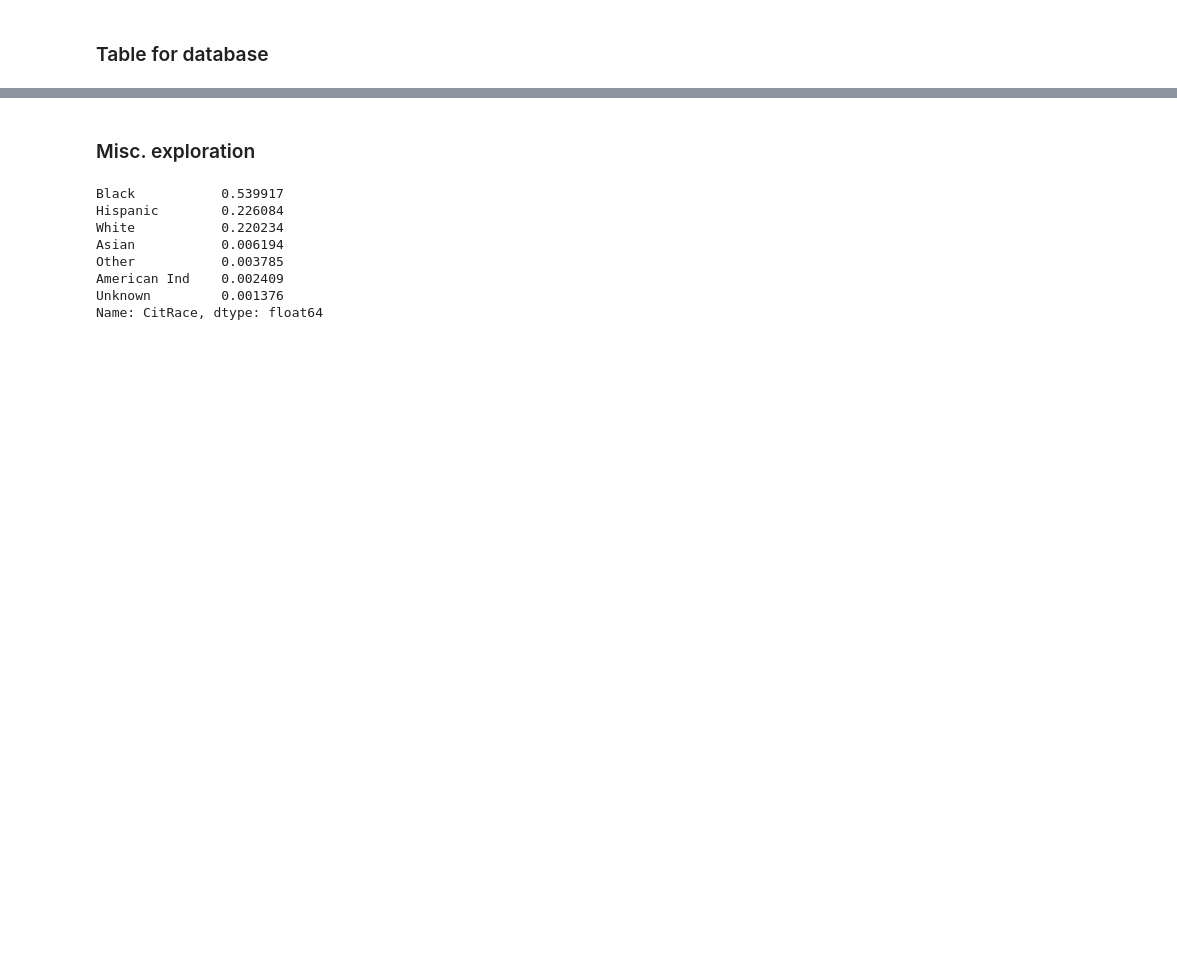
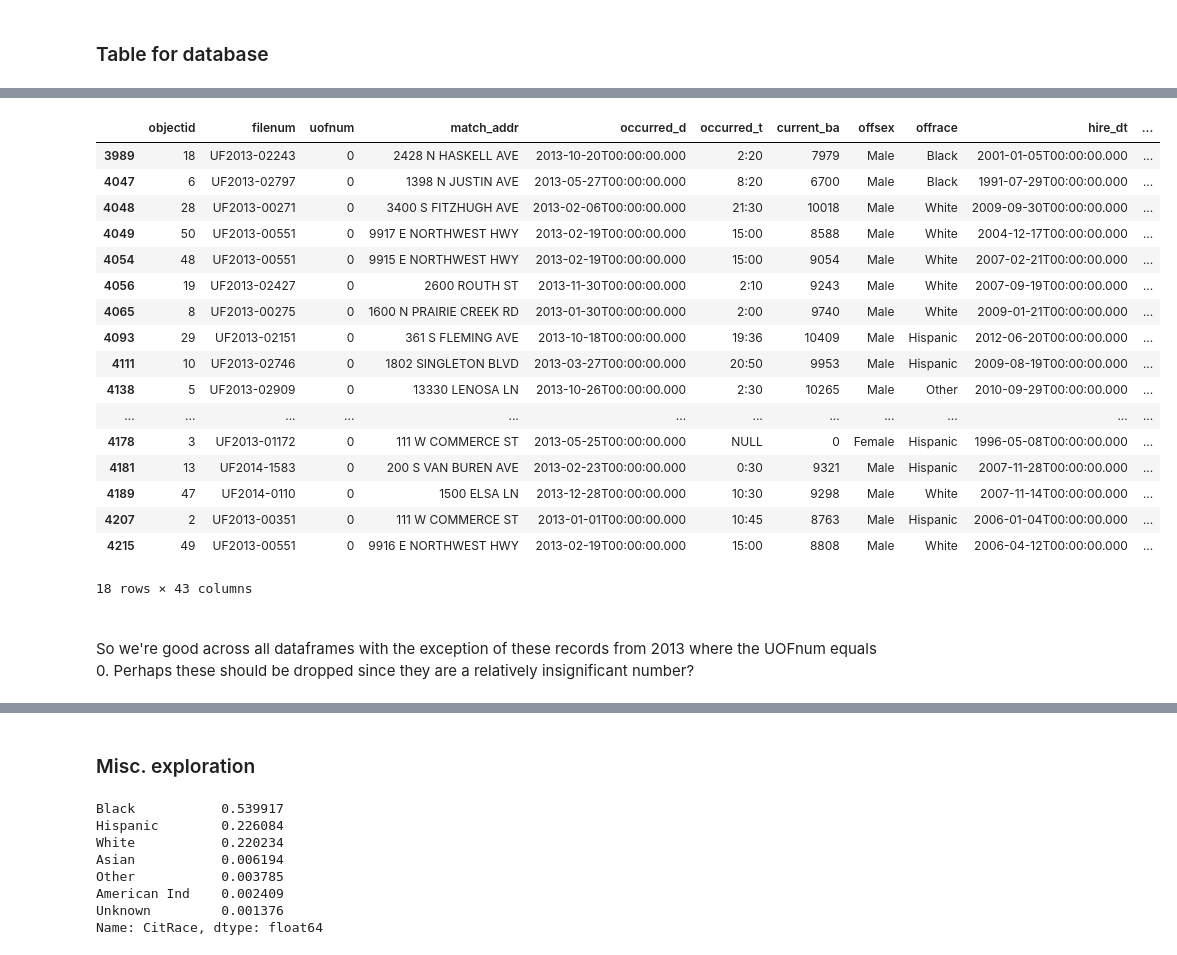
Before and after one commit to CommunityDataEmpowerment/data_exploration, a Jupyter notebook: police_data.ipynb, the cells around one changed output, grey strips where cells are left out. Cells and saved outputs as stored; diff of their text form; code cells hidden in the pictures; blank space fills up the shorter version.

```diff
--- a/police_data.ipynb
+++ b/police_data.ipynb
@@ -56,3 +105,26 @@ for x, y, z in zip(df.UOFNum, df.ForceEffec, df.ForceType):
+# %%
+df_2013.loc[df_2013.uofnum == "0"]
+# %% [output]
+|  | objectid | filenum | uofnum | match_addr | occurred_d | occurred_t | current_ba | offsex | offrace | hire_dt | ... |
+| 3989 | 18 | UF2013-02243 | 0 | 2428 N HASKELL AVE | 2013-10-20T00:00:00.000 | 2:20 | 7979 | Male | Black | 2001-01-05T00:00:00.000 | ... |
+| 4047 | 6 | UF2013-02797 | 0 | 1398 N JUSTIN AVE | 2013-05-27T00:00:00.000 | 8:20 | 6700 | Male | Black | 1991-07-29T00:00:00.000 | ... |
+| 4048 | 28 | UF2013-00271 | 0 | 3400 S FITZHUGH AVE | 2013-02-06T00:00:00.000 | 21:30 | 10018 | Male | White | 2009-09-30T00:00:00.000 | ... |
+| 4049 | 50 | UF2013-00551 | 0 | 9917 E NORTHWEST HWY | 2013-02-19T00:00:00.000 | 15:00 | 8588 | Male | White | 2004-12-17T00:00:00.000 | ... |
+| 4054 | 48 | UF2013-00551 | 0 | 9915 E NORTHWEST HWY | 2013-02-19T00:00:00.000 | 15:00 | 9054 | Male | White | 2007-02-21T00:00:00.000 | ... |
+| 4056 | 19 | UF2013-02427 | 0 | 2600 ROUTH ST | 2013-11-30T00:00:00.000 | 2:10 | 9243 | Male | White | 2007-09-19T00:00:00.000 | ... |
+| 4065 | 8 | UF2013-00275 | 0 | 1600 N PRAIRIE CREEK RD | 2013-01-30T00:00:00.000 | 2:00 | 9740 | Male | White | 2009-01-21T00:00:00.000 | ... |
+| 4093 | 29 | UF2013-02151 | 0 | 361 S FLEMING AVE | 2013-10-18T00:00:00.000 | 19:36 | 10409 | Male | Hispanic | 2012-06-20T00:00:00.000 | ... |
+| 4111 | 10 | UF2013-02746 | 0 | 1802 SINGLETON BLVD | 2013-03-27T00:00:00.000 | 20:50 | 9953 | Male | Hispanic | 2009-08-19T00:00:00.000 | ... |
+| 4138 | 5 | UF2013-02909 | 0 | 13330 LENOSA LN | 2013-10-26T00:00:00.000 | 2:30 | 10265 | Male | Other | 2010-09-29T00:00:00.000 | ... |
+| ... | ... | ... | ... | ... | ... | ... | ... | ... | ... | ... | ... |
+| 4178 | 3 | UF2013-01172 | 0 | 111 W COMMERCE ST | 2013-05-25T00:00:00.000 | NULL | 0 | Female | Hispanic | 1996-05-08T00:00:00.000 | ... |
+| 4181 | 13 | UF2014-1583 | 0 | 200 S VAN BUREN AVE | 2013-02-23T00:00:00.000 | 0:30 | 9321 | Male | Hispanic | 2007-11-28T00:00:00.000 | ... |
+| 4189 | 47 | UF2014-0110 | 0 | 1500 ELSA LN | 2013-12-28T00:00:00.000 | 10:30 | 9298 | Male | White | 2007-11-14T00:00:00.000 | ... |
+| 4207 | 2 | UF2013-00351 | 0 | 111 W COMMERCE ST | 2013-01-01T00:00:00.000 | 10:45 | 8763 | Male | Hispanic | 2006-01-04T00:00:00.000 | ... |
+| 4215 | 49 | UF2013-00551 | 0 | 9916 E NORTHWEST HWY | 2013-02-19T00:00:00.000 | 15:00 | 8808 | Male | White | 2006-04-12T00:00:00.000 | ... |
+18 rows × 43 columns
+# %% [markdown]
+<br>So we're good across all dataframes with the exception of these records from 2013 where the UOFnum equals 0. Perhaps these should be dropped since they are a relatively insignificant number?
 # %%
 def expand_record(record, lst_appnd):
     global commas
```
Also changed, not shown: parts of 25 cells of this notebook.
